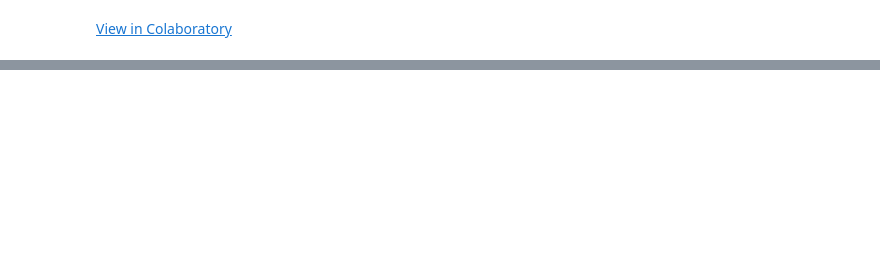
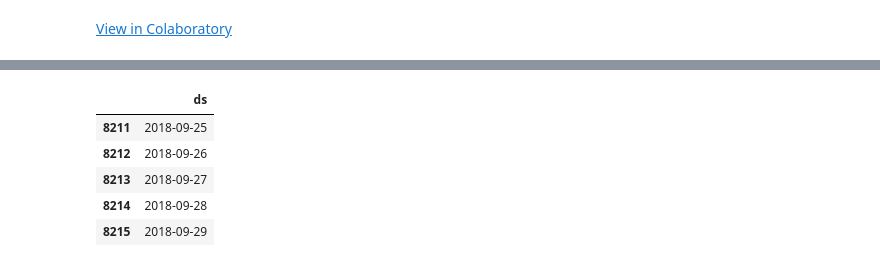
Before and after one commit to man0jsharma/Py-code, a Jupyter notebook: Prophet.ipynb, the cells around one changed output, grey strips where cells are left out. Cells and saved outputs as stored; diff of their text form; code cells hidden in the pictures; blank space fills up the shorter version.

```diff
--- a/Prophet.ipynb
+++ b/Prophet.ipynb
@@ -20,0 +24,10 @@ m.fit(df1)
+# %%
+future = m.make_future_dataframe(periods=30)
+future.tail()
+# %% [output]
+|  | ds |
+| 8211 | 2018-09-25 |
+| 8212 | 2018-09-26 |
+| 8213 | 2018-09-27 |
+| 8214 | 2018-09-28 |
+| 8215 | 2018-09-29 |
```
Also changed, not shown: parts of 3 cells of this notebook.
